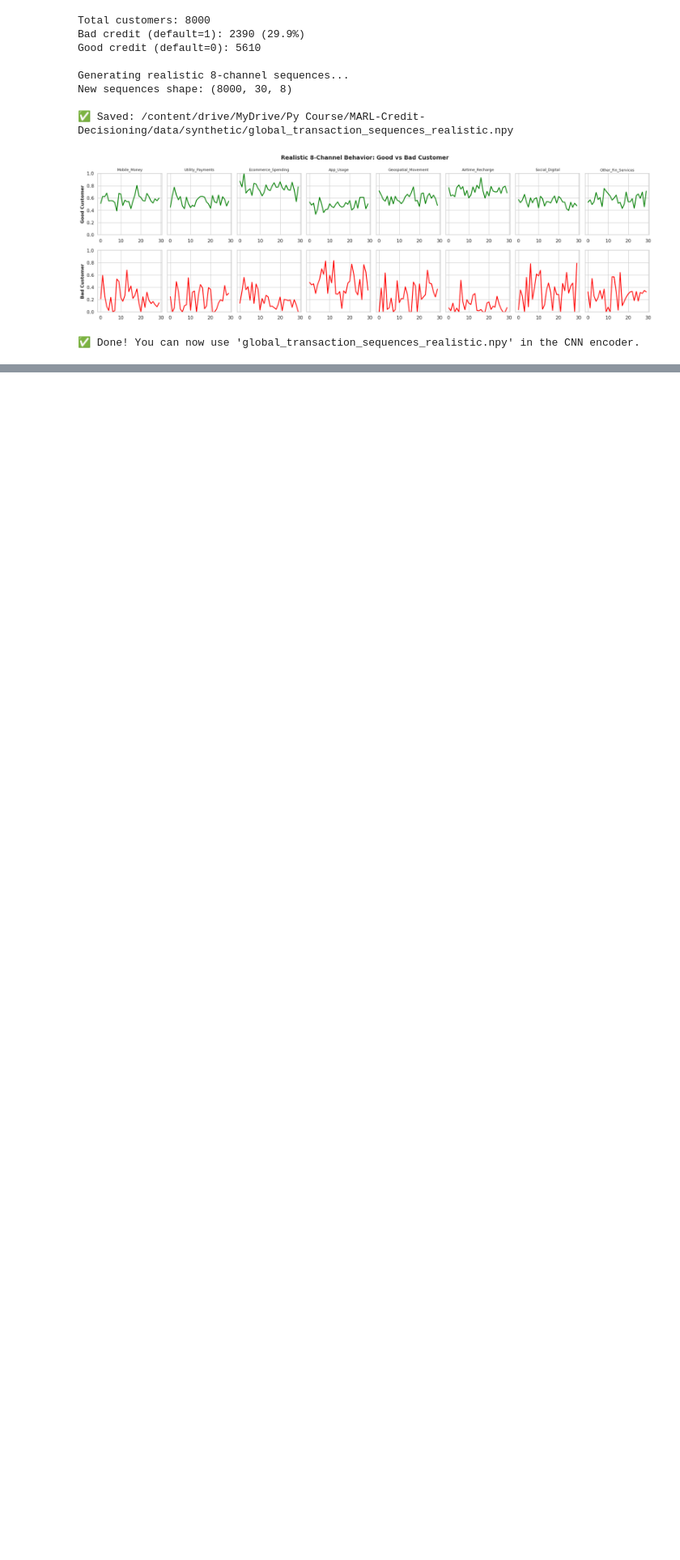
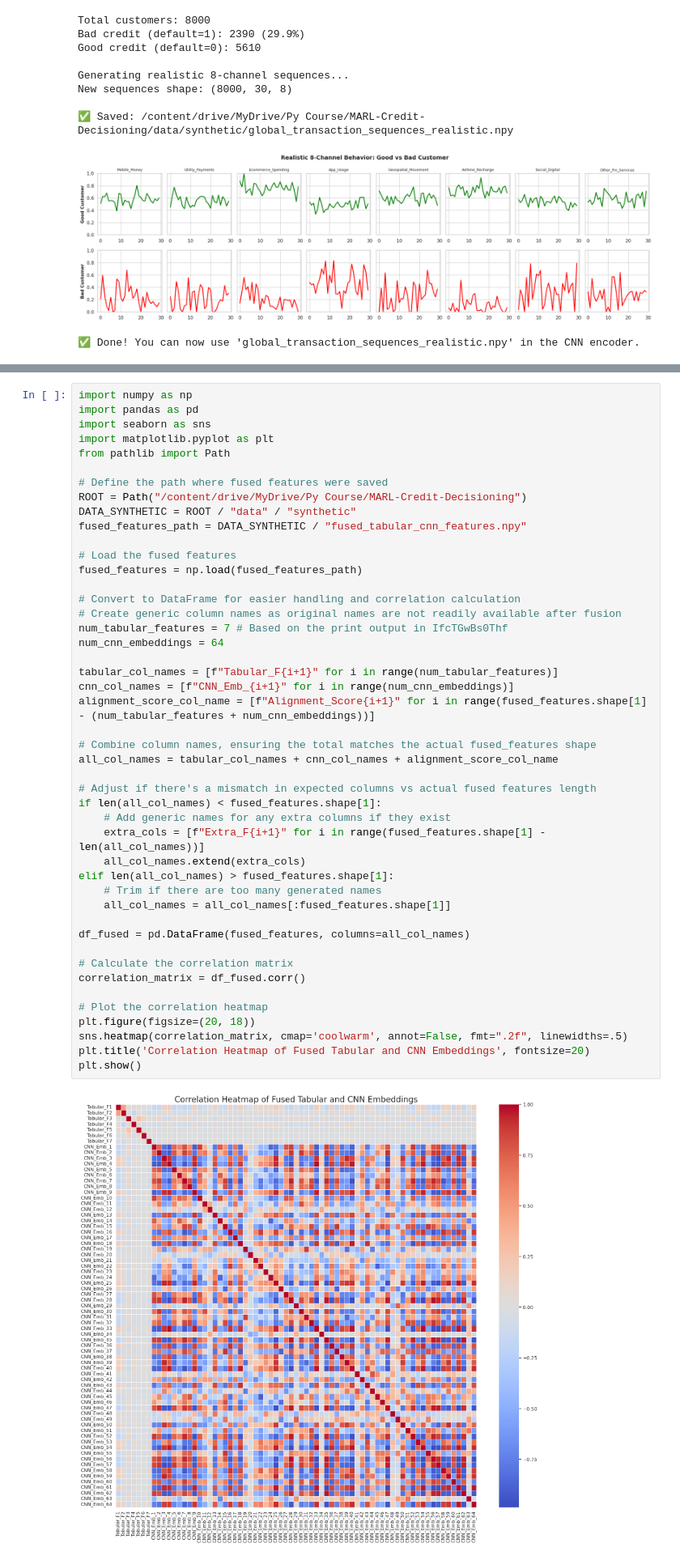
Before and after one commit to sivakmr463/MARL-Credit-Decisioning, a Jupyter notebook: notebooks/Final.ipynb, the cells around one changed output, grey strips where cells are left out. Shown at 81% size. Cells and saved outputs as stored; diff of their text form; blank space fills up the shorter version.

```diff
--- a/notebooks/Final.ipynb
+++ b/notebooks/Final.ipynb
@@ -3406,0 +3355,48 @@ The Hierarchical MARL framework represents a significant advancement in real-tim
+# %%
+import numpy as np
+import pandas as pd
+import seaborn as sns
+import matplotlib.pyplot as plt
+from pathlib import Path
+
+# Define the path where fused features were saved
+ROOT = Path("/content/drive/MyDrive/Py Course/MARL-Credit-Decisioning")
+DATA_SYNTHETIC = ROOT / "data" / "synthetic"
+fused_features_path = DATA_SYNTHETIC / "fused_tabular_cnn_features.npy"
+
+# Load the fused features
+fused_features = np.load(fused_features_path)
+
+# Convert to DataFrame for easier handling and correlation calculation
+# Create generic column names as original names are not readily available after fusion
+num_tabular_features = 7 # Based on the print output in IfcTGwBs0Thf
+num_cnn_embeddings = 64
+
+tabular_col_names = [f"Tabular_F{i+1}" for i in range(num_tabular_features)]
+cnn_col_names = [f"CNN_Emb_{i+1}" for i in range(num_cnn_embeddings)]
+alignment_score_col_name = [f"Alignment_Score{i+1}" for i in range(fused_features.shape[1] - (num_tabular_features + num_cnn_embeddings))]
+
+# Combine column names, ensuring the total matches the actual fused_features shape
+all_col_names = tabular_col_names + cnn_col_names + alignment_score_col_name
+
+# Adjust if there's a mismatch in expected columns vs actual fused features length
+if len(all_col_names) < fused_features.shape[1]:
+    # Add generic names for any extra columns if they exist
+    extra_cols = [f"Extra_F{i+1}" for i in range(fused_features.shape[1] - len(all_col_names))]
+    all_col_names.extend(extra_cols)
+elif len(all_col_names) > fused_features.shape[1]:
+    # Trim if there are too many generated names
+    all_col_names = all_col_names[:fused_features.shape[1]]
+
+df_fused = pd.DataFrame(fused_features, columns=all_col_names)
+
+# Calculate the correlation matrix
+correlation_matrix = df_fused.corr()
+
+# Plot the correlation heatmap
+plt.figure(figsize=(20, 18))
+sns.heatmap(correlation_matrix, cmap='coolwarm', annot=False, fmt=".2f", linewidths=.5)
+plt.title('Correlation Heatmap of Fused Tabular and CNN Embeddings', fontsize=20)
+plt.show()
+# %% [output]
+[figure, added]
```
Also changed, not shown: parts of 9 cells of this notebook.
